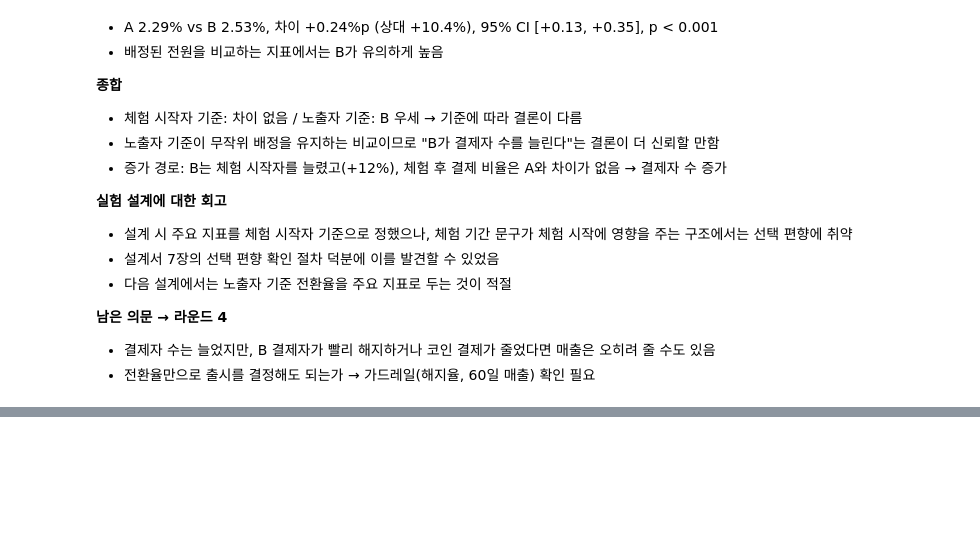
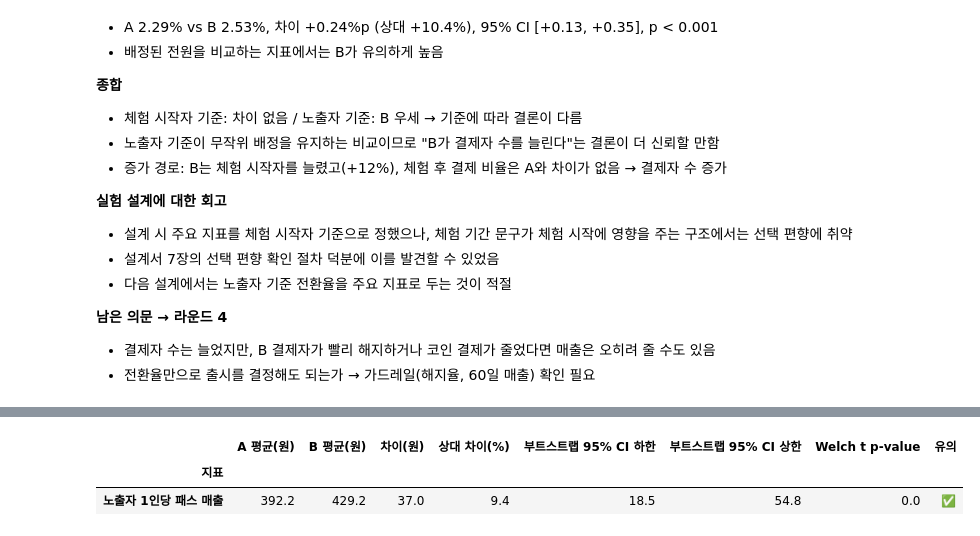
Before and after one commit to YURI0822/webnovel-pass-ab-test, a Jupyter notebook: notebooks/03_ab_test_analysis.ipynb, the cells around one changed output, grey strips where cells are left out. Saved outputs shown, nothing was run; the diff lists cells and outputs as text; code cells hidden in the pictures; blank space fills up the shorter version.

```diff
--- a/notebooks/03_ab_test_analysis.ipynb
+++ b/notebooks/03_ab_test_analysis.ipynb
@@ -537,0 +618,36 @@ test_results.round(3)
+# %%
+events = table_info["subscription_events"]
+coins = table_info["coin_transactions"]
+
+# ── 결제: 유저별 결제 횟수와 패스 매출 ──
+pay = (events[events["event_type"] == "payment"]
+       .groupby("user_id")
+       .agg(n_payments=("event_type", "size"),
+            pass_rev=("amount_krw", "sum")))
+
+# ── 해지: 유저별 cancel 이벤트 수 (교차 확인용) ──
+cancel = (events[events["event_type"] == "cancel"]
+          .groupby("user_id").size()
+          .rename("n_cancel"))
+
+# ── 코인: 유저별 코인 매출 (1코인 = 100원) ──
+coin = (coins.groupby("user_id")["coins"].sum() * 100).rename("coin_rev")
+
+# ── 유저 표에 붙이기 (뼈대 base 기준 left) ──
+user_df = (base
+           .merge(pay, on="user_id", how="left")
+           .merge(cancel, on="user_id", how="left")
+           .merge(coin, on="user_id", how="left"))
+
+new_cols = ["n_payments", "pass_rev", "n_cancel", "coin_rev"]
+user_df[new_cols] = user_df[new_cols].fillna(0).astype(int)   # 기록 없음 = 0
+
+user_df["total_rev"] = user_df["pass_rev"] + user_df["coin_rev"]
+user_df["churn_m1"] = ((user_df["converted"] == 1) & (user_df["n_payments"] == 1)).astype(int)
+
+print(f"행 수: {len(user_df):,}")
+
+# ── 교차 확인: 첫 달 해지자(결제 1회)는 실제로 cancel 이벤트가 있는가 ──
+converted_users = user_df[user_df["converted"] == 1]
+pd.crosstab(converted_users["churn_m1"], converted_users["n_cancel"] > 0,
+            rownames=["churn_m1 (결제 1회)"], colnames=["cancel 이벤트 있음"])
@@ -537,0 +746,11 @@ test_results.round(3)
+# %%
+# 노출자 전원 기준 1인당 패스 매출 (체험 안 한 유저는 0원)
+itt_pass = pd.DataFrame([
+    compare_means("노출자 1인당 패스 매출", user_df, "pass_rev")
+]).set_index("지표")
+
+itt_pass.round(1)
+# %% [output]
+|  | A 평균(원) | B 평균(원) | 차이(원) | 상대 차이(%) | 부트스트랩 95% CI 하한 | 부트스트랩 95% CI 상한 | Welch t p-value | 유의 |
+| 지표 |  |  |  |  |  |  |  |  |
+| 노출자 1인당 패스 매출 | 392.2 | 429.2 | 37.0 | 9.4 | 18.5 | 54.8 | 0.0 | ✅ |
```
Also changed, not shown: parts of 5 cells of this notebook.
